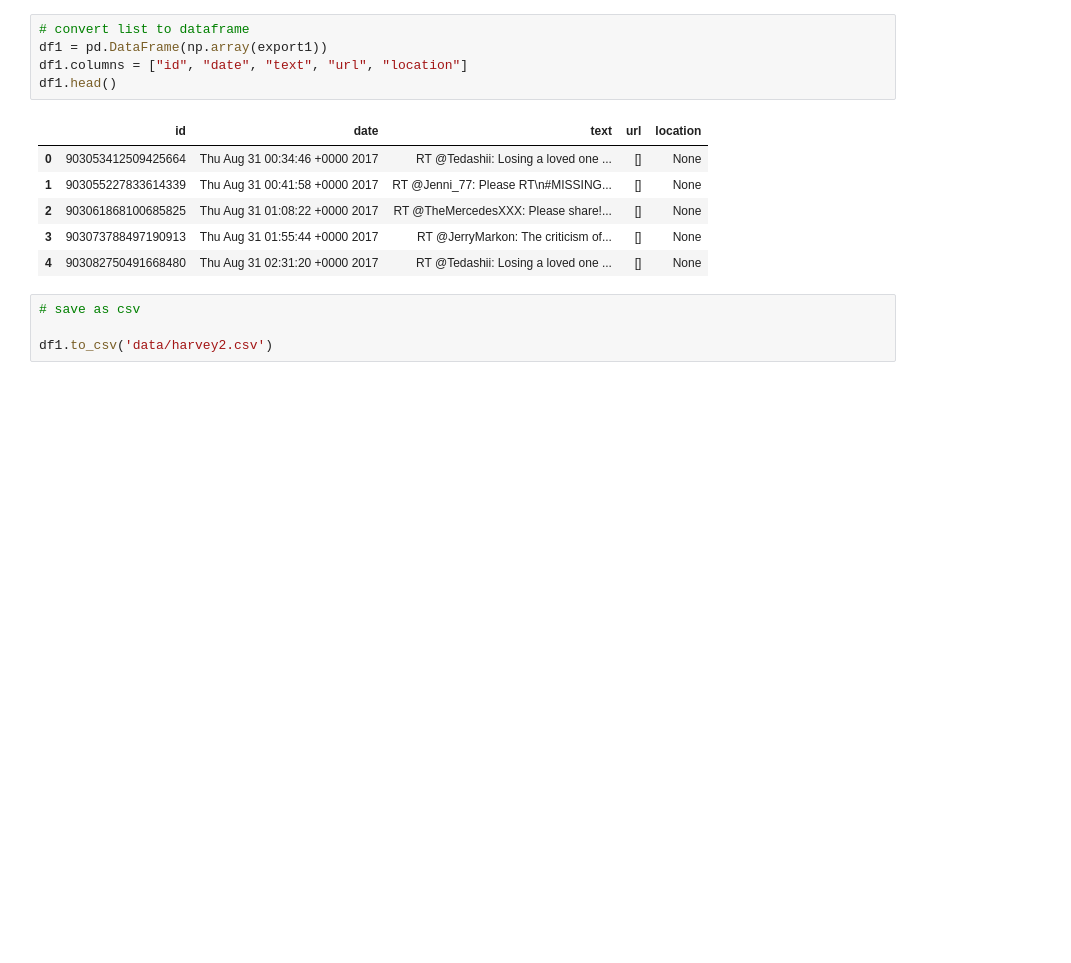
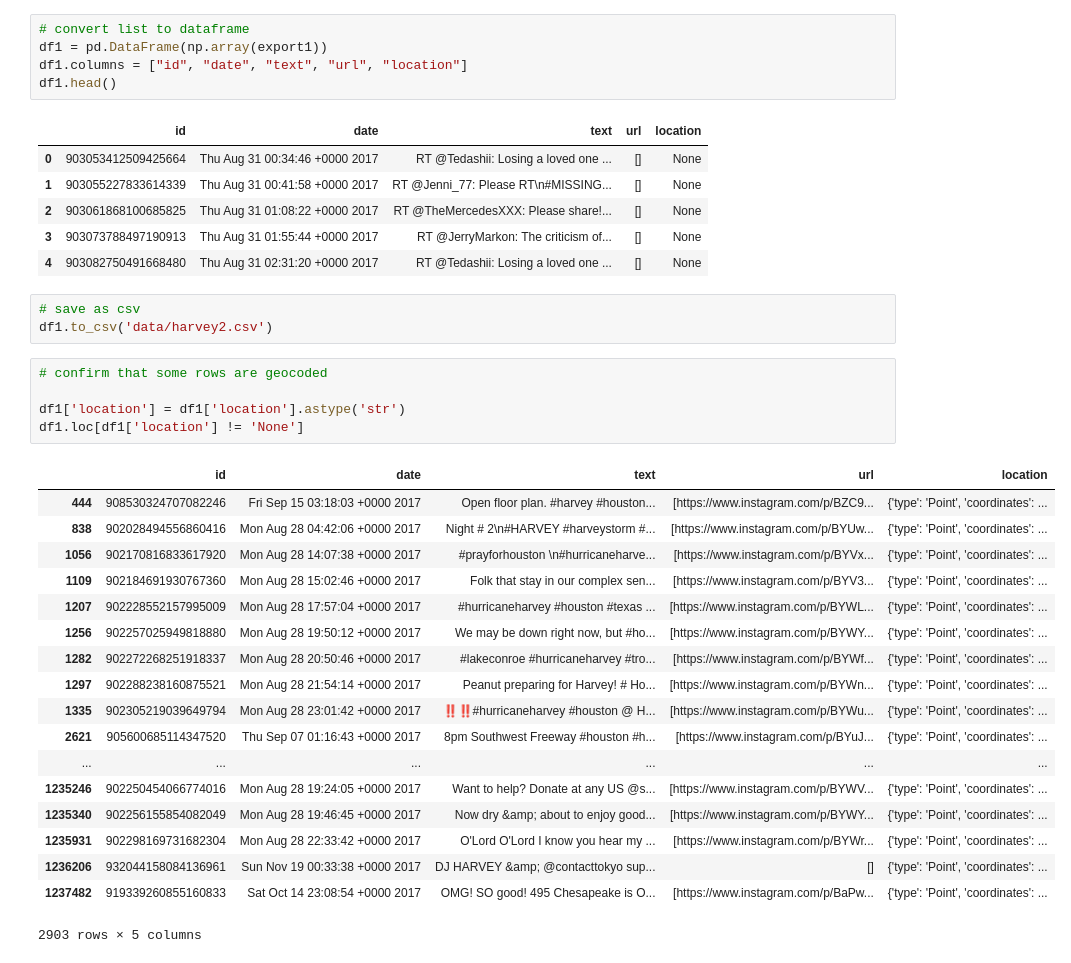
Before and after one commit to INFO-4602-5602/spring-2018-final-projects-team-harvey, a Jupyter notebook: dataExploration.ipynb, the cells around one changed output. Saved outputs shown, nothing was run; the diff lists cells and outputs as text; blank space fills up the shorter version.

Commit message:
confirm some rows have geolocation

```diff
--- a/dataExploration.ipynb
+++ b/dataExploration.ipynb
@@ -114,5 +114,28 @@ df1.head()
 | 4 | 903082750491668480 | Thu Aug 31 02:31:20 +0000 2017 | RT @Tedashii: Losing a loved one ... | [] | None |
 # %%
 # save as csv
-
 df1.to_csv('data/harvey2.csv')
+# %%
+# confirm that some rows are geocoded
+
+df1['location'] = df1['location'].astype('str')
+df1.loc[df1['location'] != 'None']
+# %% [output]
+|  | id | date | text | url | location |
+| 444 | 908530324707082246 | Fri Sep 15 03:18:03 +0000 2017 | Open floor plan. #harvey #houston... | [https://www.instagram.com/p/BZC9... | {'type': 'Point', 'coordinates': ... |
+| 838 | 902028494556860416 | Mon Aug 28 04:42:06 +0000 2017 | Night # 2\n#HARVEY #harveystorm #... | [https://www.instagram.com/p/BYUw... | {'type': 'Point', 'coordinates': ... |
+| 1056 | 902170816833617920 | Mon Aug 28 14:07:38 +0000 2017 | #prayforhouston \n#hurricaneharve... | [https://www.instagram.com/p/BYVx... | {'type': 'Point', 'coordinates': ... |
+| 1109 | 902184691930767360 | Mon Aug 28 15:02:46 +0000 2017 | Folk that stay in our complex sen... | [https://www.instagram.com/p/BYV3... | {'type': 'Point', 'coordinates': ... |
+| 1207 | 902228552157995009 | Mon Aug 28 17:57:04 +0000 2017 | #hurricaneharvey #houston #texas ... | [https://www.instagram.com/p/BYWL... | {'type': 'Point', 'coordinates': ... |
+| 1256 | 902257025949818880 | Mon Aug 28 19:50:12 +0000 2017 | We may be down right now, but #ho... | [https://www.instagram.com/p/BYWY... | {'type': 'Point', 'coordinates': ... |
+| 1282 | 902272268251918337 | Mon Aug 28 20:50:46 +0000 2017 | #lakeconroe #hurricaneharvey #tro... | [https://www.instagram.com/p/BYWf... | {'type': 'Point', 'coordinates': ... |
+| 1297 | 902288238160875521 | Mon Aug 28 21:54:14 +0000 2017 | Peanut preparing for Harvey! # Ho... | [https://www.instagram.com/p/BYWn... | {'type': 'Point', 'coordinates': ... |
+| 1335 | 902305219039649794 | Mon Aug 28 23:01:42 +0000 2017 | ‼️‼️#hurricaneharvey #houston @ H... | [https://www.instagram.com/p/BYWu... | {'type': 'Point', 'coordinates': ... |
+| 2621 | 905600685114347520 | Thu Sep 07 01:16:43 +0000 2017 | 8pm Southwest Freeway #houston #h... | [https://www.instagram.com/p/BYuJ... | {'type': 'Point', 'coordinates': ... |
+| ... | ... | ... | ... | ... | ... |
+| 1235246 | 902250454066774016 | Mon Aug 28 19:24:05 +0000 2017 | Want to help? Donate at any US @s... | [https://www.instagram.com/p/BYWV... | {'type': 'Point', 'coordinates': ... |
+| 1235340 | 902256155854082049 | Mon Aug 28 19:46:45 +0000 2017 | Now dry &amp; about to enjoy good... | [https://www.instagram.com/p/BYWY... | {'type': 'Point', 'coordinates': ... |
+| 1235931 | 902298169731682304 | Mon Aug 28 22:33:42 +0000 2017 | O'Lord O'Lord I know you hear my ... | [https://www.instagram.com/p/BYWr... | {'type': 'Point', 'coordinates': ... |
+| 1236206 | 932044158084136961 | Sun Nov 19 00:33:38 +0000 2017 | DJ HARVEY &amp; @contacttokyo sup... | [] | {'type': 'Point', 'coordinates': ... |
+| 1237482 | 919339260855160833 | Sat Oct 14 23:08:54 +0000 2017 | OMG! SO good! 495 Chesapeake is O... | [https://www.instagram.com/p/BaPw... | {'type': 'Point', 'coordinates': ... |
+2903 rows × 5 columns
```
